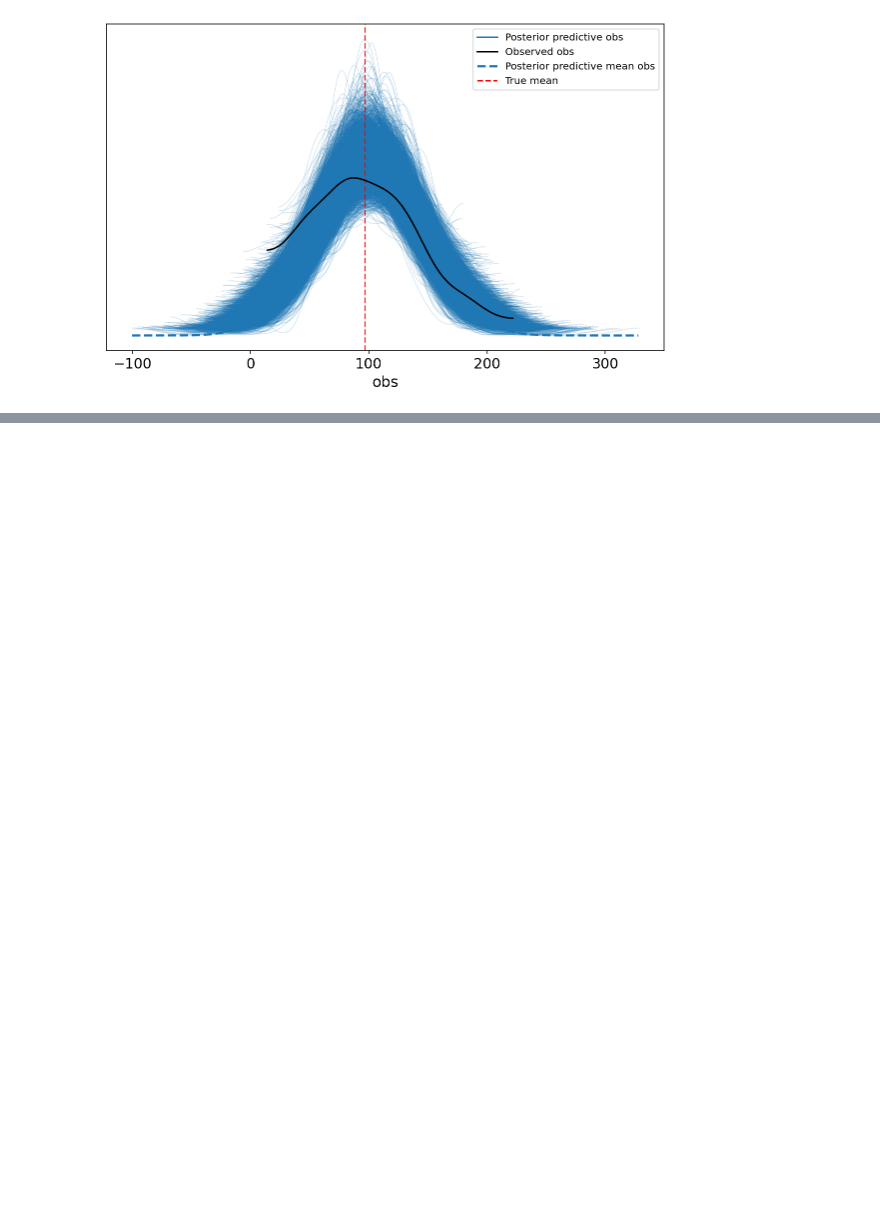
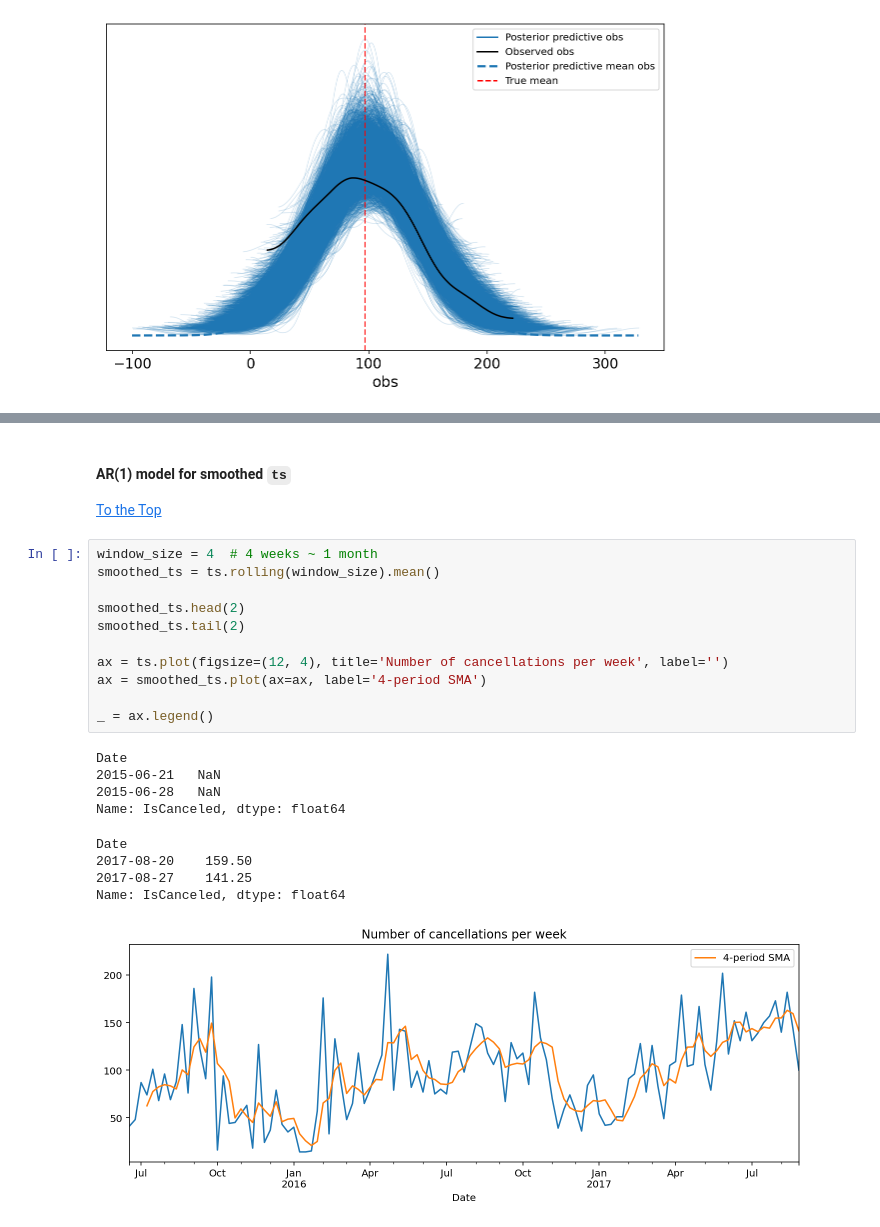
Before and after one commit to dimi-tree/time-series-forecasting, a Jupyter notebook: 03_pymc3.ipynb, the cells around one changed output, grey strips where cells are left out. Drawn from its saved outputs; the diff is of its cells as text; blank space fills up the shorter version.

```diff
--- a/03_pymc3.ipynb
+++ b/03_pymc3.ipynb
@@ -176,0 +224,25 @@ ax.legend(fontsize=10);
+# %% [markdown]
+#### AR(1) model for smoothed `ts`
+<a id="ar1-model-for-smoothed-ts"></a>
+[To the Top](#top)
+# %%
+window_size = 4  # 4 weeks ~ 1 month
+smoothed_ts = ts.rolling(window_size).mean()
+
+smoothed_ts.head(2)
+smoothed_ts.tail(2)
+
+ax = ts.plot(figsize=(12, 4), title='Number of cancellations per week', label='')
+ax = smoothed_ts.plot(ax=ax, label='4-period SMA')
+
+_ = ax.legend()
+# %% [output]
+Date
+2015-06-21   NaN
+2015-06-28   NaN
+Name: IsCanceled, dtype: float64
+Date
+2017-08-20    159.50
+2017-08-27    141.25
+Name: IsCanceled, dtype: float64
+[figure, added]
```
Also changed, not shown: parts of 8 cells of this notebook.
